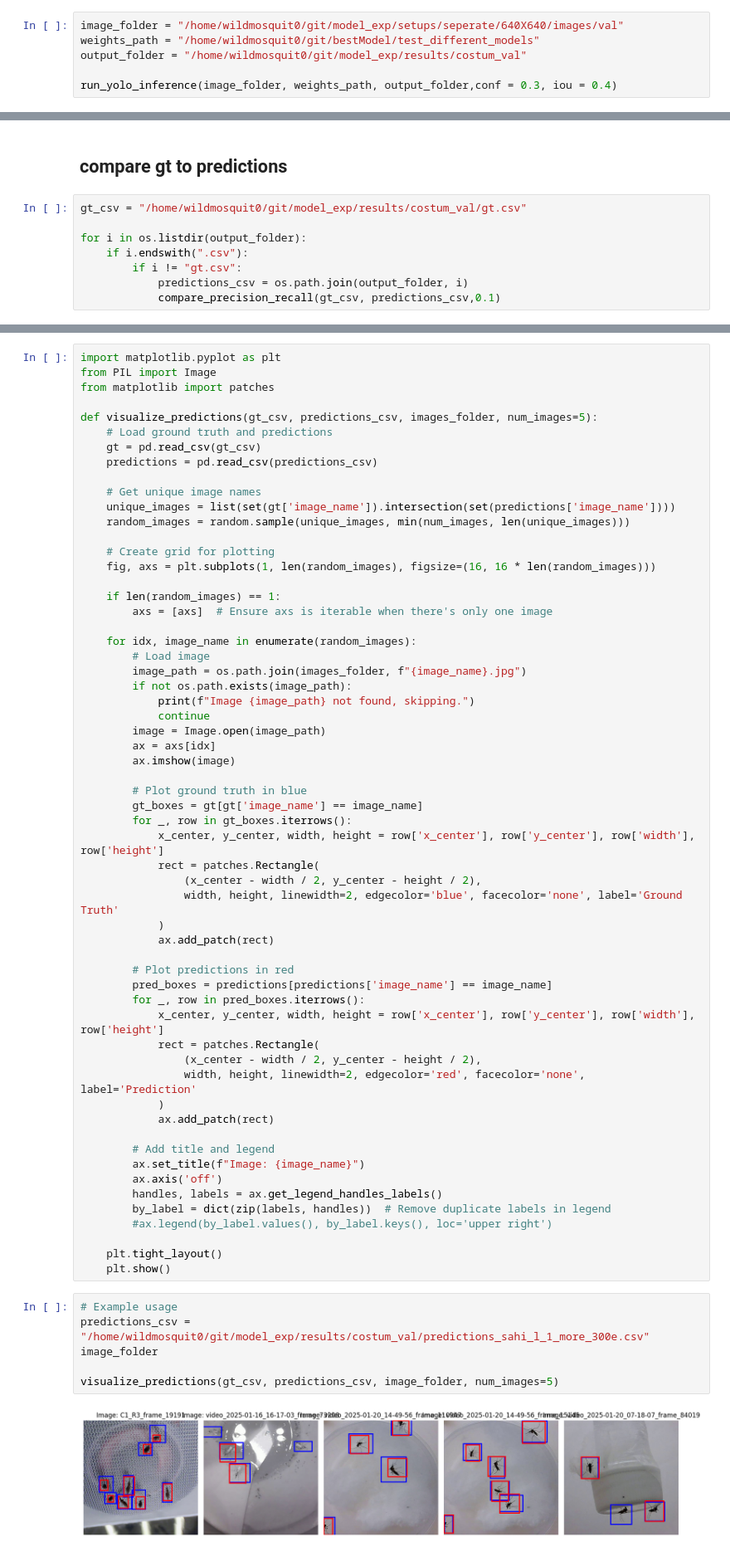
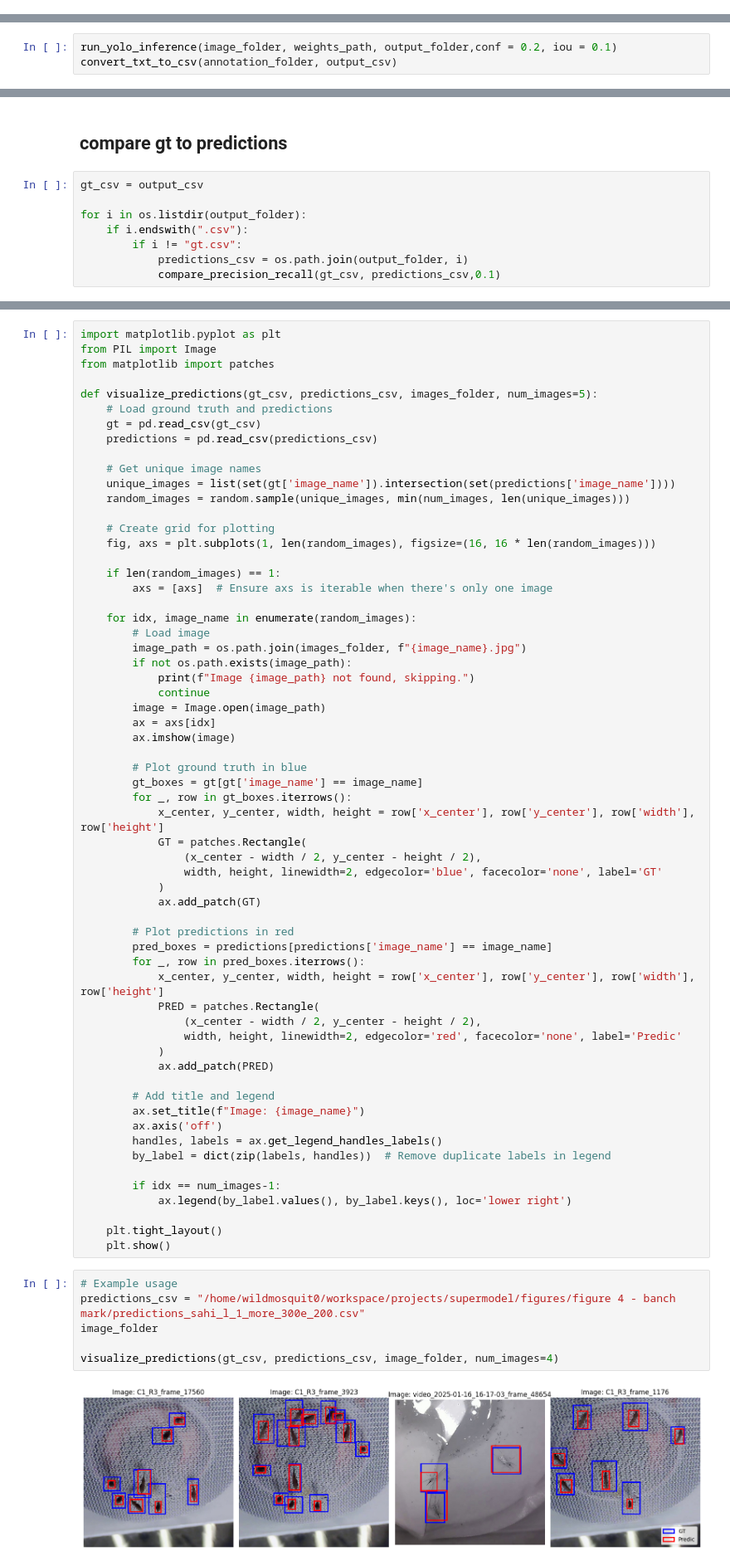
Before and after one commit to WildMosquit0/Mosquito_Supermodel, a Jupyter notebook: src/playground/test_for_different_models.2.ipynb, the cells around one changed output, grey strips where cells are left out. Shown at 83% size. Cells and saved outputs as stored; diff of their text form.

```diff
--- a/src/playground/test_for_different_models.2.ipynb
+++ b/src/playground/test_for_different_models.2.ipynb
@@ -196,8 +197,2 @@ Annotations converted to CSV: /home/wildmosquit0/git/model_exp/results/costum_va
 # %% [markdown]
 ## run yolo
-# %%
-image_folder = "/home/wildmosquit0/git/model_exp/setups/seperate/640X640/images/val"
-weights_path = "/home/wildmosquit0/git/bestModel/test_different_models"
-output_folder = "/home/wildmosquit0/git/model_exp/results/costum_val"
-
-run_yolo_inference(image_folder, weights_path, output_folder,conf = 0.3, iou = 0.4)
@@ -221,0 +199,3 @@ Results saved to /home/wildmosquit0/git/model_exp/results/costum_val/predictions
+# %%
+run_yolo_inference(image_folder, weights_path, output_folder,conf = 0.2, iou = 0.1)
+convert_txt_to_csv(annotation_folder, output_csv)
@@ -222,7 +220,7 @@ Results saved to /home/wildmosquit0/git/model_exp/results/costum_val/predictions
 # %% [markdown]
 ## compare gt to predictions
 # %%
-gt_csv = "/home/wildmosquit0/git/model_exp/results/costum_val/gt.csv"
+gt_csv = output_csv
 
 for i in os.listdir(output_folder):
     if i.endswith(".csv"):
@@ -281,36 +267,38 @@ def visualize_predictions(gt_csv, predictions_csv, images_folder, num_images=5):
         gt_boxes = gt[gt['image_name'] == image_name]
         for _, row in gt_boxes.iterrows():
             x_center, y_center, width, height = row['x_center'], row['y_center'], row['width'], row['height']
-            rect = patches.Rectangle(
+            GT = patches.Rectangle(
                 (x_center - width / 2, y_center - height / 2),
-                width, height, linewidth=2, edgecolor='blue', facecolor='none', label='Ground Truth'
+                width, height, linewidth=2, edgecolor='blue', facecolor='none', label='GT'
             )
-            ax.add_patch(rect)
+            ax.add_patch(GT)
 
         # Plot predictions in red
         pred_boxes = predictions[predictions['image_name'] == image_name]
         for _, row in pred_boxes.iterrows():
             x_center, y_center, width, height = row['x_center'], row['y_center'], row['width'], row['height']
-            rect = patches.Rectangle(
+            PRED = patches.Rectangle(
                 (x_center - width / 2, y_center - height / 2),
-                width, height, linewidth=2, edgecolor='red', facecolor='none', label='Prediction'
+                width, height, linewidth=2, edgecolor='red', facecolor='none', label='Predic'
             )
-            ax.add_patch(rect)
+            ax.add_patch(PRED)
 
         # Add title and legend
         ax.set_title(f"Image: {image_name}")
         ax.axis('off')
         handles, labels = ax.get_legend_handles_labels()
         by_label = dict(zip(labels, handles))  # Remove duplicate labels in legend
-        #ax.legend(by_label.values(), by_label.keys(), loc='upper right')
+
+        if idx == num_images-1:
+            ax.legend(by_label.values(), by_label.keys(), loc='lower right')
 
     plt.tight_layout()
     plt.show()
 # %%
 # Example usage
-predictions_csv = "/home/wildmosquit0/git/model_exp/results/costum_val/predictions_sahi_l_1_more_300e.csv"
+predictions_csv = "/home/wildmosquit0/workspace/projects/supermodel/figures/figure 4 - banch mark/predictions_sahi_l_1_more_300e_200.csv"
 image_folder
 
-visualize_predictions(gt_csv, predictions_csv, image_folder, num_images=5)
+visualize_predictions(gt_csv, predictions_csv, image_folder, num_images=4)
 # %% [output]
-[figure, old version]
+[figure, new version]
```
Also changed, not shown: parts of 7 cells of this notebook, 5 other files.
